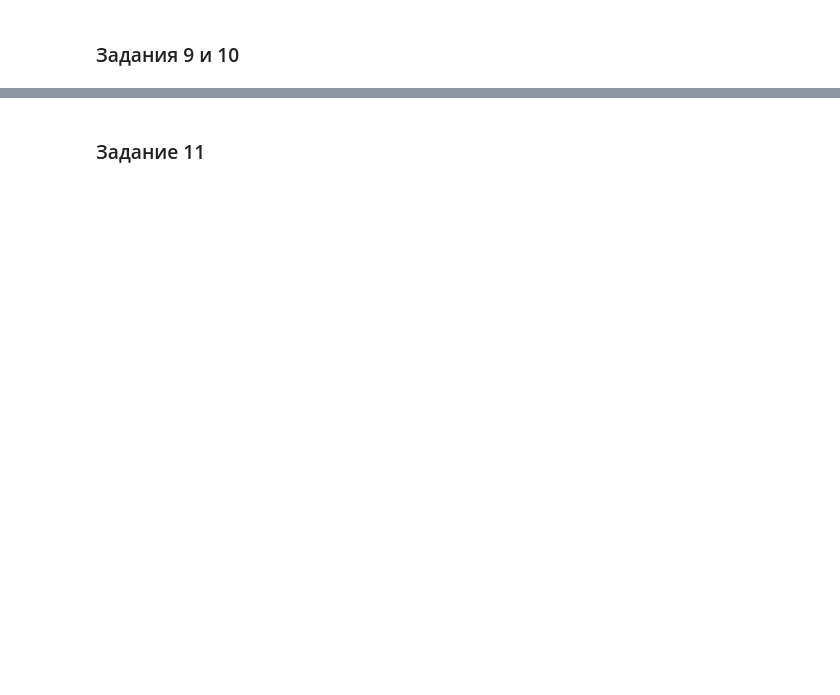
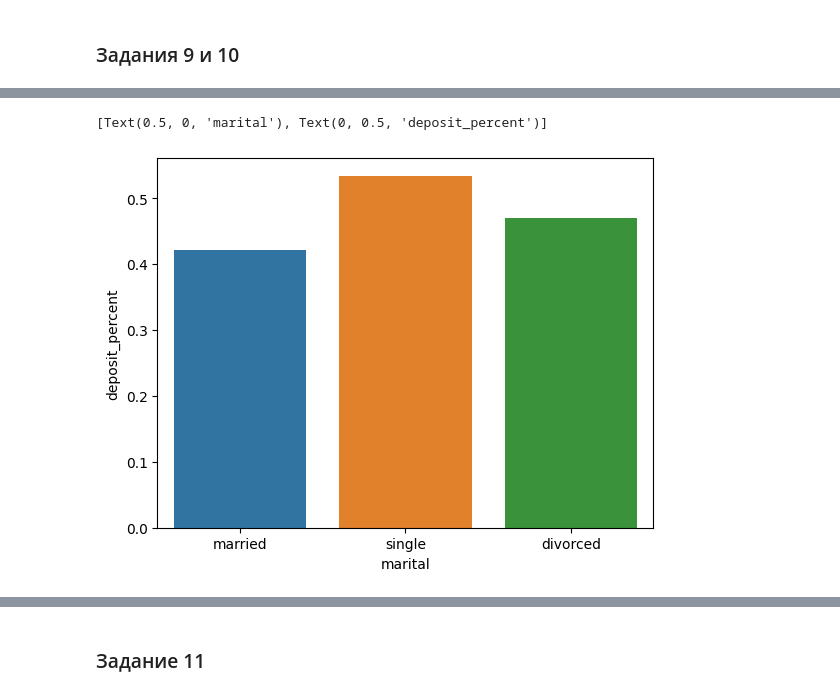
Before and after one commit to eartzhi/lessons, a Jupyter notebook: project_4/Project_4_ML.ipynb, the cells around one changed output, grey strips where cells are left out. Drawn from its saved outputs; the diff is of its cells as text; code cells hidden in the pictures; blank space fills up the shorter version.

```diff
--- a/project_4/Project_4_ML.ipynb
+++ b/project_4/Project_4_ML.ipynb
@@ -356,2 +410,8 @@ sep    0.16546762589928057
+# %%
+ax = sns.barplot(deposit)
+ax.set(xlabel='marital', ylabel='deposit_percent')
+# %% [output]
+[Text(0.5, 0, 'marital'), Text(0, 0.5, 'deposit_percent')]
+[figure, added]
 # %%
 # постройте визуализации для открывших и неоткрывших депозит в зависимости от образования
```
Also changed, not shown: parts of 12 cells of this notebook.
